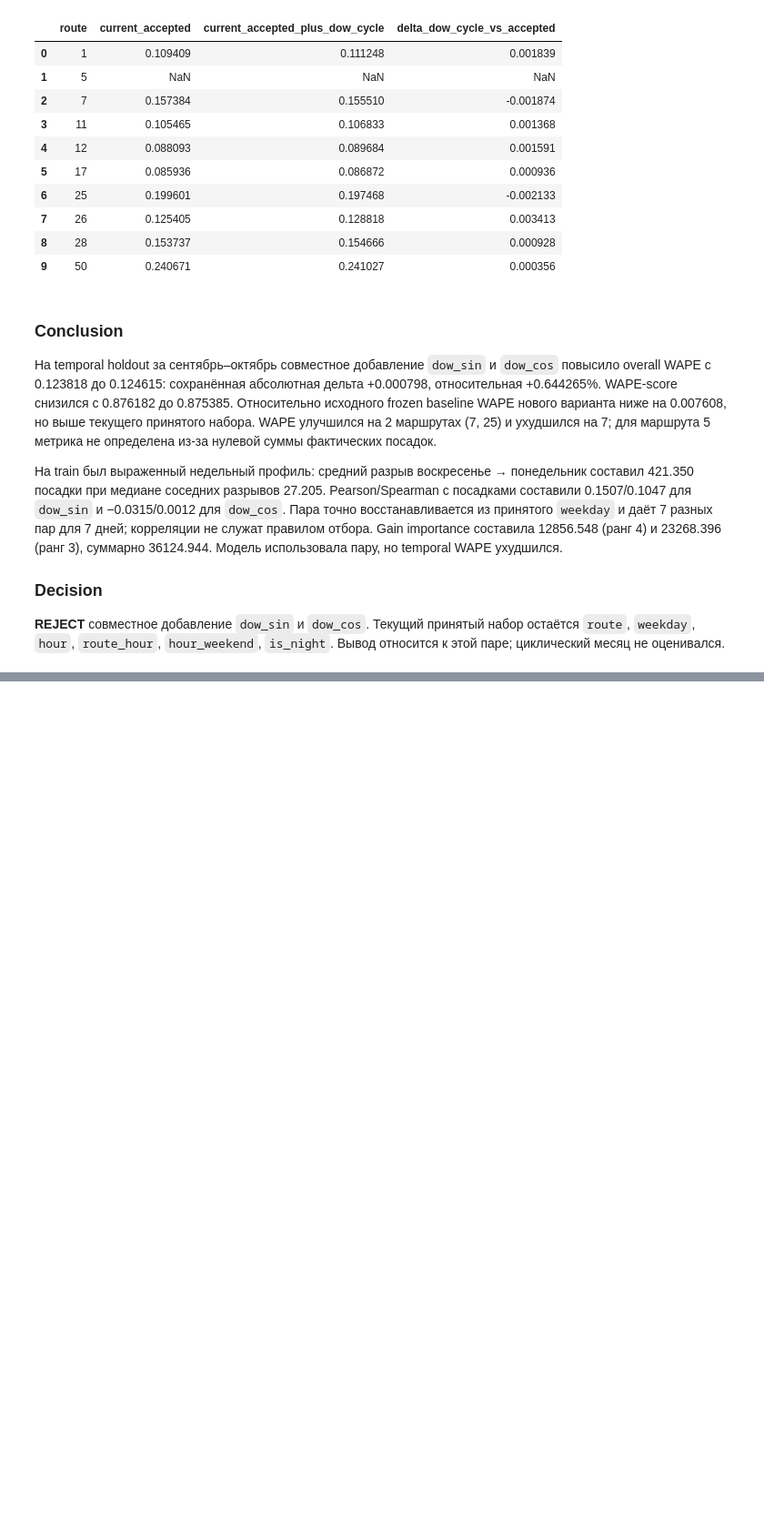
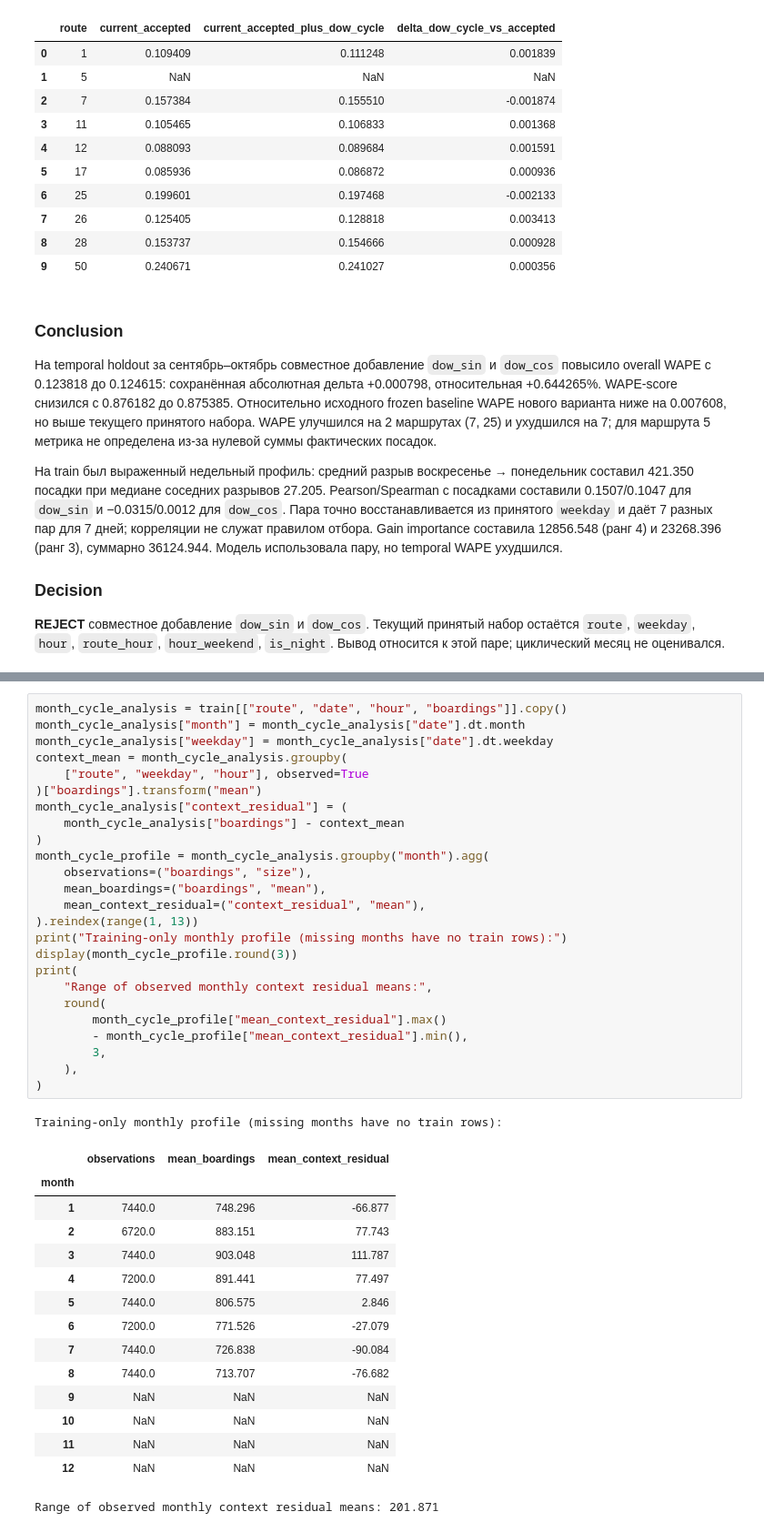
Before and after one commit to rapogahu/MT-Hackathon-2026, a Jupyter notebook: ml/notebooks/feature_engineering.ipynb, the cells around one changed output, grey strips where cells are left out. Shown at 91% size. Drawn from its saved outputs; the diff is of its cells as text; blank space fills up the shorter version.

```diff
--- a/ml/notebooks/feature_engineering.ipynb
+++ b/ml/notebooks/feature_engineering.ipynb
@@ -2484,0 +2499,42 @@ Validation WAPE by route:
+# %%
+month_cycle_analysis = train[["route", "date", "hour", "boardings"]].copy()
+month_cycle_analysis["month"] = month_cycle_analysis["date"].dt.month
+month_cycle_analysis["weekday"] = month_cycle_analysis["date"].dt.weekday
+context_mean = month_cycle_analysis.groupby(
+    ["route", "weekday", "hour"], observed=True
+)["boardings"].transform("mean")
+month_cycle_analysis["context_residual"] = (
+    month_cycle_analysis["boardings"] - context_mean
+)
+month_cycle_profile = month_cycle_analysis.groupby("month").agg(
+    observations=("boardings", "size"),
+    mean_boardings=("boardings", "mean"),
+    mean_context_residual=("context_residual", "mean"),
+).reindex(range(1, 13))
+print("Training-only monthly profile (missing months have no train rows):")
+display(month_cycle_profile.round(3))
+print(
+    "Range of observed monthly context residual means:",
+    round(
+        month_cycle_profile["mean_context_residual"].max()
+        - month_cycle_profile["mean_context_residual"].min(),
+        3,
+    ),
+)
+# %% [output]
+Training-only monthly profile (missing months have no train rows):
+|  | observations | mean_boardings | mean_context_residual |
+| month |  |  |  |
+| 1 | 7440.0 | 748.296 | -66.877 |
+| 2 | 6720.0 | 883.151 | 77.743 |
+| 3 | 7440.0 | 903.048 | 111.787 |
+| 4 | 7200.0 | 891.441 | 77.497 |
+| 5 | 7440.0 | 806.575 | 2.846 |
+| 6 | 7200.0 | 771.526 | -27.079 |
+| 7 | 7440.0 | 726.838 | -90.084 |
+| 8 | 7440.0 | 713.707 | -76.682 |
+| 9 | NaN | NaN | NaN |
+| 10 | NaN | NaN | NaN |
+| 11 | NaN | NaN | NaN |
+| 12 | NaN | NaN | NaN |
+Range of observed monthly context residual means: 201.871
```
Also changed, not shown: parts of 12 cells of this notebook, 1 other file.
